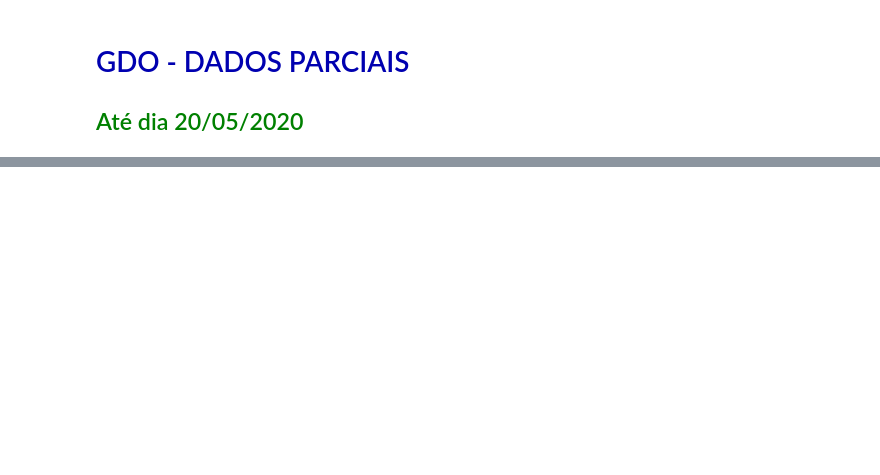
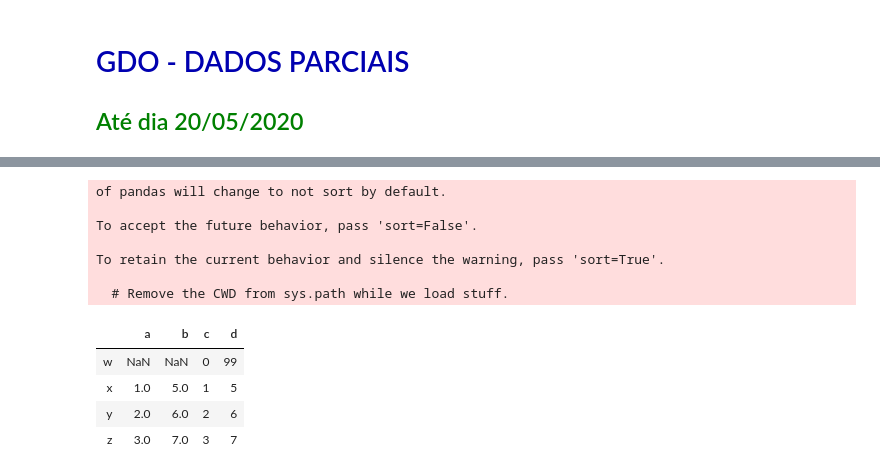
Before and after one commit to WENDEL4891/gdo-pandas, a Jupyter notebook: Dados do Armazém.ipynb, the cells around one changed output, grey strips where cells are left out. Drawn from its saved outputs; the diff is of its cells as text; code cells hidden in the pictures; blank space fills up the shorter version.

```diff
--- a/Dados do Armazém.ipynb
+++ b/Dados do Armazém.ipynb
@@ -64,0 +71,24 @@ display(
+# %%
+import pandas as pd
+a = pd.DataFrame({
+    'a':[1, 2, 3],
+    'b':[5, 6, 7]
+}, index = tuple(list('xyz')))
+b = pd.DataFrame({
+    'c':[1, 2, 3, 0],
+    'd':[5, 6, 7, 99]
+}, index = list('xyzw'))
+pd.concat([a,b], axis=1)
+# %% [output]
+of pandas will change to not sort by default.
+
+To accept the future behavior, pass 'sort=False'.
+
+To retain the current behavior and silence the warning, pass 'sort=True'.
+
+  # Remove the CWD from sys.path while we load stuff.
+|  | a | b | c | d |
+| w | NaN | NaN | 0 | 99 |
+| x | 1.0 | 5.0 | 1 | 5 |
+| y | 2.0 | 6.0 | 2 | 6 |
+| z | 3.0 | 7.0 | 3 | 7 |
```
Also changed, not shown: parts of 14 cells of this notebook, 1 other file.
